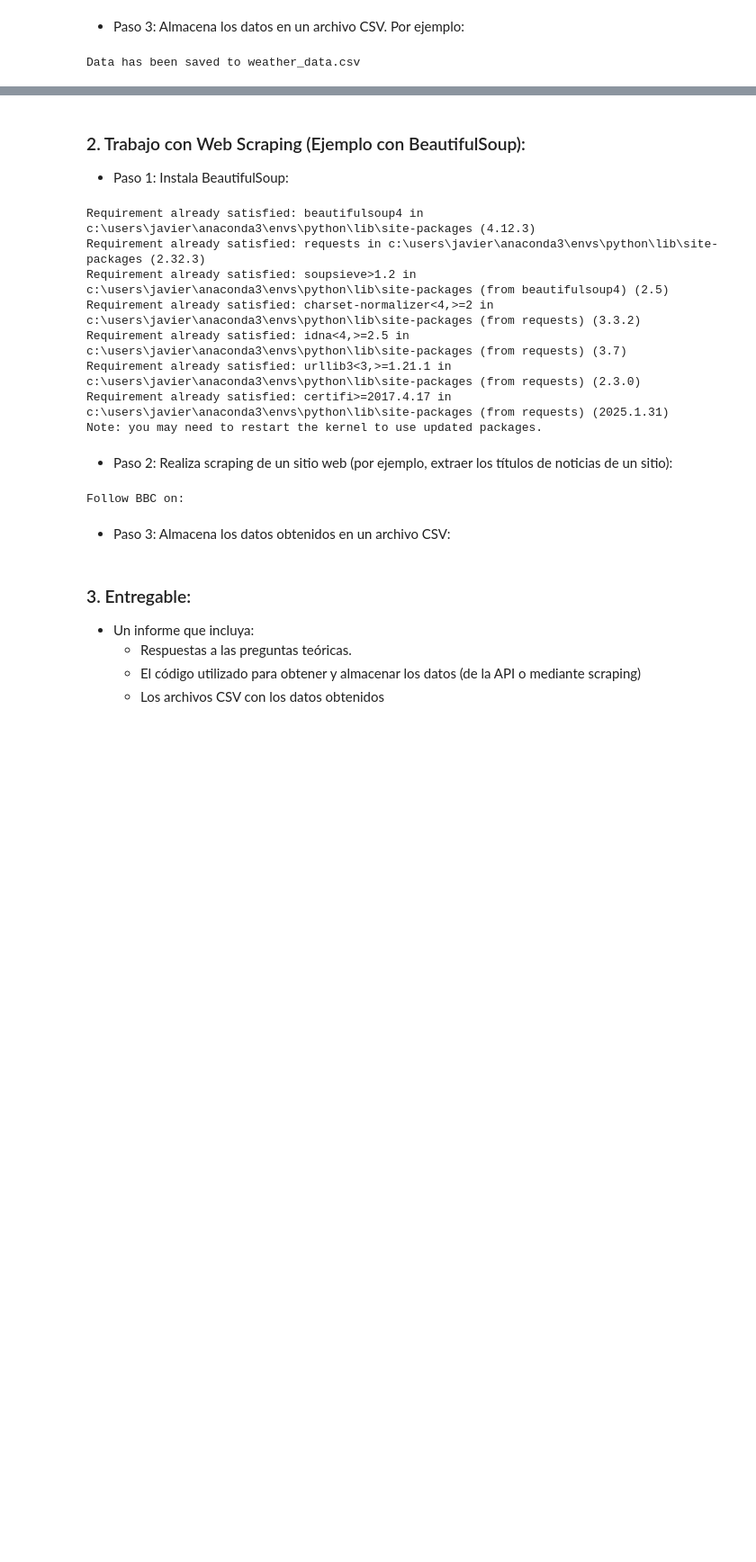
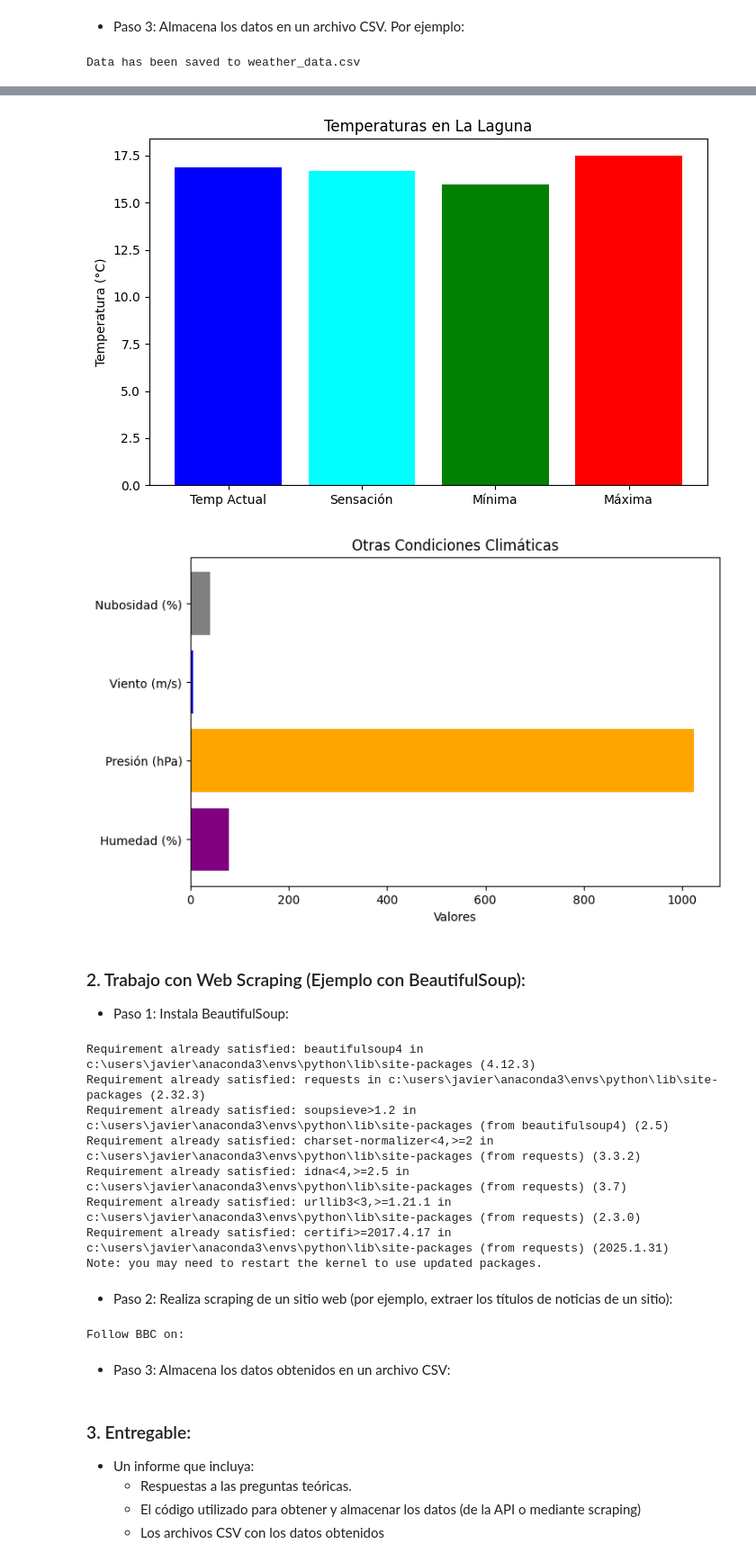
Before and after one commit to tucubanit0/Big-Data, a Jupyter notebook: Adquisicion_datos/Parte 2_ Adquisición y Almacenamiento de Datos.ipynb, the cells around one changed output, grey strips where cells are left out. Shown at 90% size. Drawn from its saved outputs; the diff is of its cells as text; code cells hidden in the pictures; blank space fills up the shorter version.

```diff
--- a/Adquisicion_datos/Parte 2_ Adquisición y Almacenamiento de Datos.ipynb
+++ b/Adquisicion_datos/Parte 2_ Adquisición y Almacenamiento de Datos.ipynb
@@ -54,3 +56,68 @@ df.to_csv('weather_data.csv', index=False)
 print("Data has been saved to weather_data.csv")
 # %% [output]
 Data has been saved to weather_data.csv
+# %%
+### 1️⃣Formatear los datos y mostrarlos en consola
+print(f"""
+📍 Ubicación: {data['name']}, {data['sys']['country']}
+🌍 Coordenadas: Latitud {data['coord']['lat']}, Longitud {data['coord']['lon']}
+🌤 Clima: {data['weather'][0]['main']} ({data['weather'][0]['description']})
+🌡 Temperatura: {data['main']['temp']} K (≈ {round(data['main']['temp'] - 273.15,
+2)} °C)
+🤔 Sensación térmica: {data['main']['feels_like']} K (≈
+{round(data['main']['feels_like'] - 273.15, 2)} °C)
+🔽 Mínima: {data['main']['temp_min']} K (≈ {round(data['main']['temp_min'] -
+273.15, 2)} °C)
+🔼 Máxima: {data['main']['temp_max']} K (≈ {round(data['main']['temp_max'] -
+273.15, 2)} °C)
+💨 Viento: {data['wind']['speed']} m/s, Dirección: {data['wind']['deg']}°
+💧 Humedad: {data['main']['humidity']}%
+📏 Presión: {data['main']['pressure']} hPa
+☁️ Nubosidad: {data['clouds']['all']}%
+👁 Visibilidad: {data['visibility']} m
+""")
+### 2️⃣Guardar los datos en un archivo CSV con Pandas
+df = pd.DataFrame([{
+"Ubicación": data["name"],
+"País": data["sys"]["country"],
+"Latitud": data["coord"]["lat"],
+"Longitud": data["coord"]["lon"],
+"Clima": data["weather"][0]["description"],
+"Temperatura (K)": data["main"]["temp"],
+"Temperatura (°C)": round(data["main"]["temp"] - 273.15, 2),
+"Sensación térmica (°C)": round(data["main"]["feels_like"] - 273.15, 2),
+"Temp Mín (°C)": round(data["main"]["temp_min"] - 273.15, 2),
+"Temp Máx (°C)": round(data["main"]["temp_max"] - 273.15, 2),
+"Humedad (%)": data["main"]["humidity"],
+"Presión (hPa)": data["main"]["pressure"],
+"Viento (m/s)": data["wind"]["speed"],
+"Dirección Viento (°)": data["wind"]["deg"],
+"Nubosidad (%)": data["clouds"]["all"],
+"Visibilidad (m)": data["visibility"]
+}])
+df.to_csv("clima_{ciudad}.csv", index=False)
+print(f"Datos guardados en clima_{ciudad}.csv")
+### 3️⃣Crear gráficos para visualizar los datos
+# 📊 Gráfico de temperaturas
+plt.figure(figsize=(8, 5))
+temps = ["Temp Actual", "Sensación", "Mínima", "Máxima"]
+values = [
+round(data["main"]["temp"] - 273.15, 2),
+round(data["main"]["feels_like"] - 273.15, 2),
+round(data["main"]["temp_min"] - 273.15, 2),
+round(data["main"]["temp_max"] - 273.15, 2),
+]
+plt.bar(temps, values, color=["blue", "cyan", "green", "red"])
+plt.ylabel("Temperatura (°C)")
+plt.title("Temperaturas en La Laguna")
+plt.show()
+# 📊 Gráfico de otras variables (Humedad, Presión, Viento)
+plt.figure(figsize=(8, 5))
+labels = ["Humedad (%)", "Presión (hPa)", "Viento (m/s)", "Nubosidad (%)"]
+values = [data["main"]["humidity"], data["main"]["pressure"],
+data["wind"]["speed"], data["clouds"]["all"]]
+plt.barh(labels, values, color=["purple", "orange", "blue", "gray"])
+plt.xlabel("Valores")
+plt.title("Otras Condiciones Climáticas")
+plt.show()
+# %% [output]
@@ -57,3 +139,5 @@ Data has been saved to weather_data.csv
+[figure, added]
+[figure, added]
 # %% [markdown]
 ### 2. Trabajo con Web Scraping (Ejemplo con BeautifulSoup):
 - Paso 1: Instala BeautifulSoup:
```
Also changed, not shown: parts of 2 cells of this notebook, 1 other file.
